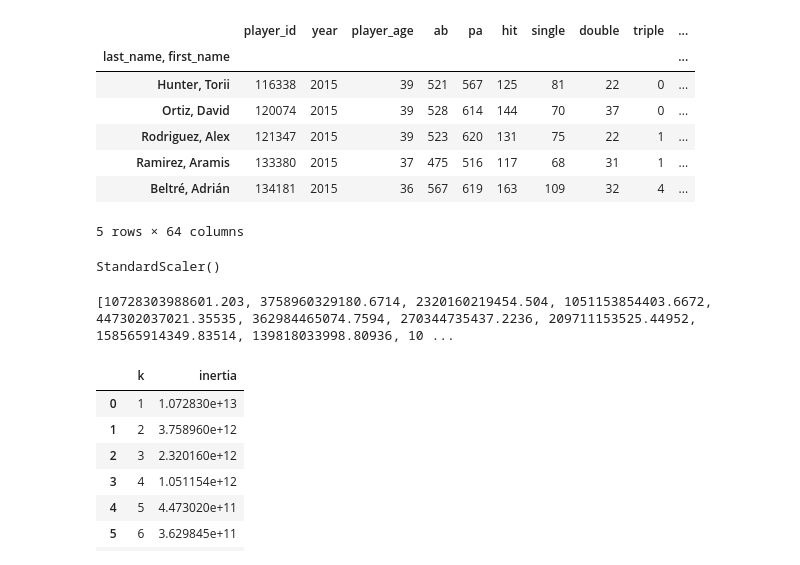
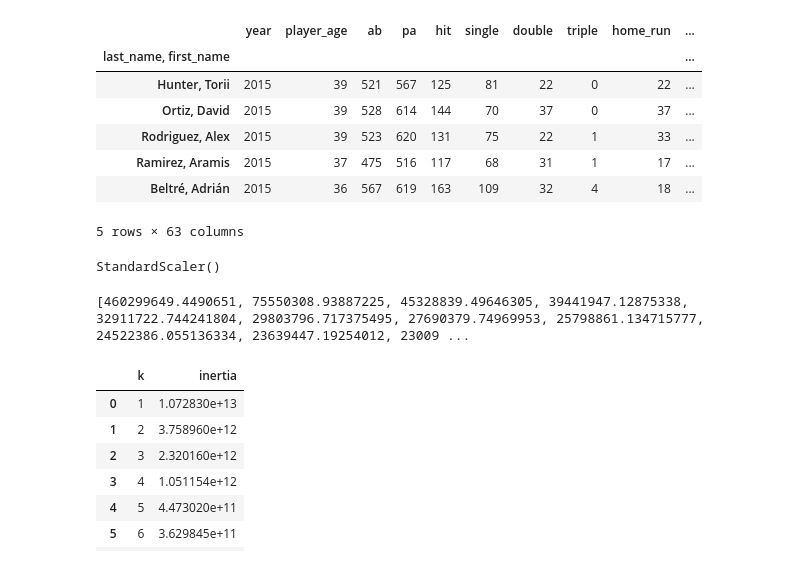
Before and after one commit to askarovamari/Project-4---Team-7, a Jupyter notebook: dataPlayPen.ipynb, the cells around one changed output. Saved outputs shown, nothing was run; the diff lists cells and outputs as text; code cells hidden in the pictures.

```diff
--- a/dataPlayPen.ipynb
+++ b/dataPlayPen.ipynb
@@ -14,17 +14,17 @@ df = pd.read_csv(Path("resources/baseballData.csv"))
 # %%
 
 df.set_index("last_name, first_name", inplace=True)
-df.drop(columns=["player_id"])
+df.drop(columns=["player_id"], inplace=True)
 df.head()
 # %% [output]
-|  | player_id | year | player_age | ab | pa | hit | single | double | triple | ... |
+|  | year | player_age | ab | pa | hit | single | double | triple | home_run | ... |
 | last_name, first_name |  |  |  |  |  |  |  |  |  | ... |
-| Hunter, Torii | 116338 | 2015 | 39 | 521 | 567 | 125 | 81 | 22 | 0 | ... |
-| Ortiz, David | 120074 | 2015 | 39 | 528 | 614 | 144 | 70 | 37 | 0 | ... |
-| Rodriguez, Alex | 121347 | 2015 | 39 | 523 | 620 | 131 | 75 | 22 | 1 | ... |
-| Ramirez, Aramis | 133380 | 2015 | 37 | 475 | 516 | 117 | 68 | 31 | 1 | ... |
-| Beltré, Adrián | 134181 | 2015 | 36 | 567 | 619 | 163 | 109 | 32 | 4 | ... |
+| Hunter, Torii | 2015 | 39 | 521 | 567 | 125 | 81 | 22 | 0 | 22 | ... |
+| Ortiz, David | 2015 | 39 | 528 | 614 | 144 | 70 | 37 | 0 | 37 | ... |
+| Rodriguez, Alex | 2015 | 39 | 523 | 620 | 131 | 75 | 22 | 1 | 33 | ... |
+| Ramirez, Aramis | 2015 | 37 | 475 | 516 | 117 | 68 | 31 | 1 | 17 | ... |
+| Beltré, Adrián | 2015 | 36 | 567 | 619 | 163 | 109 | 32 | 4 | 18 | ... |
-5 rows × 64 columns
+5 rows × 63 columns
 # %%
 # Use the `StandardScaler()` module from scikit-learn to normalize the data from the CSV file
 # Standard scale helps normalize the data by replacing N/A values with true values, helps for morre prediction, for instance if some values for percentage are not divided by 100 then it can help remedy that
@@ -52,7 +52,7 @@ for x in kValue:
     inertia.append(kmeans.inertia_)
 print(inertia)
 # %% [output]
-[10728303988601.203, 3758960329180.6714, 2320160219454.504, 1051153854403.6672, 447302037021.35535, 362984465074.7594, 270344735437.2236, 209711153525.44952, 158565914349.83514, 139818033998.80936, 10 ...
+[460299649.4490651, 75550308.93887225, 45328839.49646305, 39441947.12875338, 32911722.744241804, 29803796.717375495, 27690379.74969953, 25798861.134715777, 24522386.055136334, 23639447.19254012, 23009 ...
 # %%
 # Create a dictionary with the data to plot the Elbow curve
 elbowDict = {'k' : kValue, 'inertia': inertia}
```
Also changed, not shown: parts of 2 cells of this notebook.
